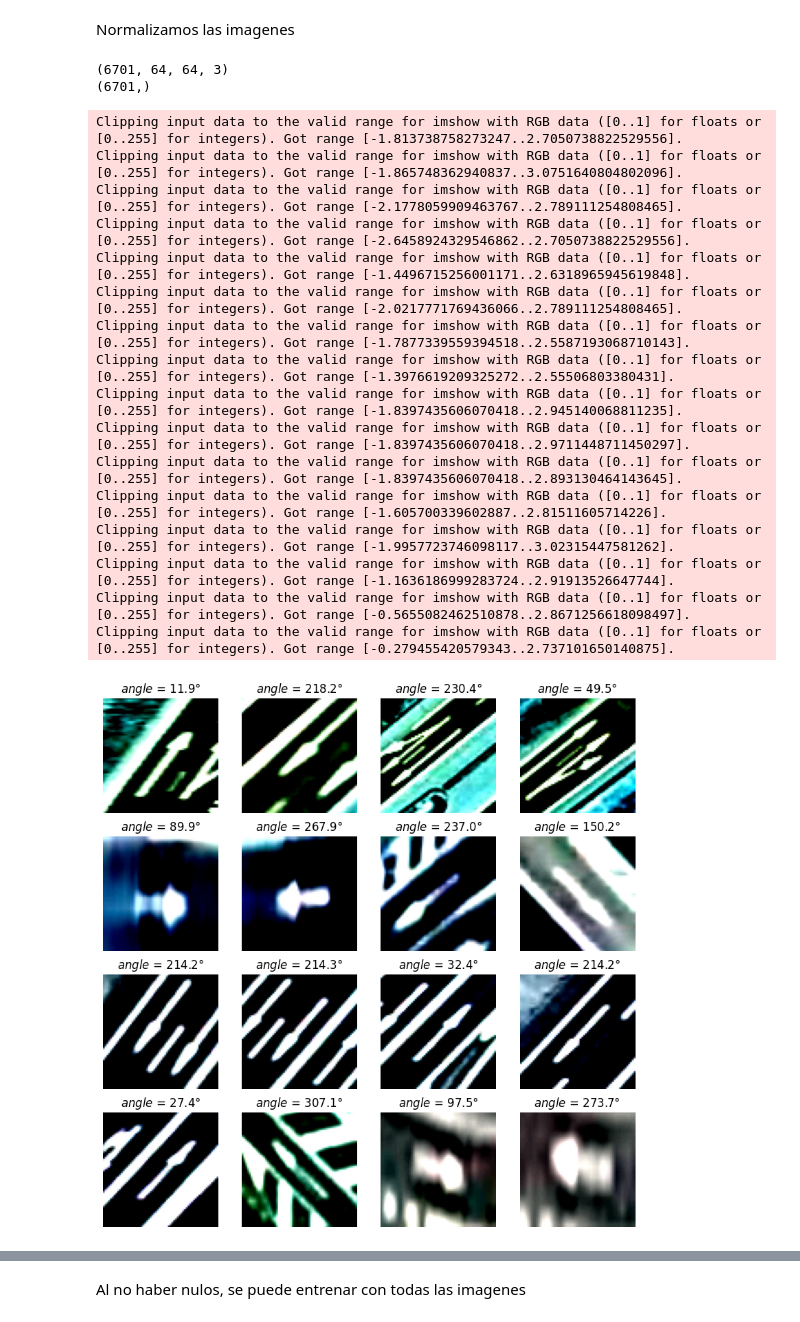
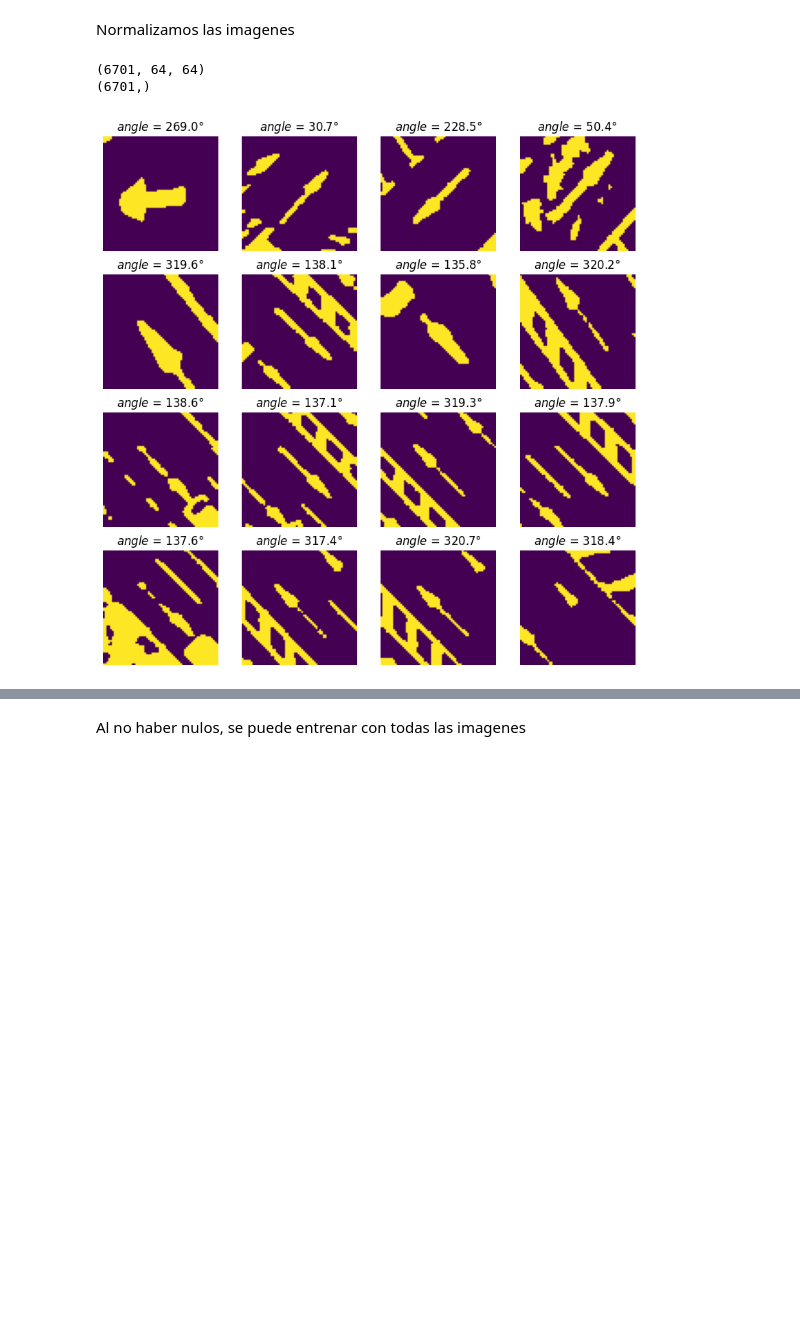
Before and after one commit to MiguelGP-13/aaII-flechas, a Jupyter notebook: flechas_alumno.ipynb, the cells around one changed output, grey strips where cells are left out. Cells and saved outputs as stored; diff of their text form; code cells hidden in the pictures; blank space fills up the shorter version.

```diff
--- a/flechas_alumno.ipynb
+++ b/flechas_alumno.ipynb
@@ -21,38 +21,45 @@ import os
 import pandas as pd
 import numpy as np
 import cv2
-
 import matplotlib.pyplot as plt
 
-def load_samples (directory, size=None):
+def load_samples(directory, size=None, threshold=128):
     data = pd.read_csv(directory, sep='\t', header=None)
 
-    #data = data[:10]
     print(data)
 
     X = []
     Y = []
     for i in range(len(data)):
         print('.', end='')
-        # carga la imagen
-        imgname = data.iloc[i,0]
-        img = cv2.imread(imgname)
-        if size != None:
+        # Carga la imagen
+        imgname = data.iloc[i, 0]
+        img = cv2.imread('/media/miguel/44FD-19A5/3º/Aprendizaje automático II/Práctica flechas/' + imgname, cv2.IMREAD_GRAYSCALE)  # Cargar en escala de grises
+        if img is None:
+            print(f"\nError: No se pudo cargar la imagen {imgname}")
+            continue
+
+        if size is not None:
             img = cv2.resize(img, size)
-        X.append(img)
-        Y.append(data.iloc[i,1])
 
-    return (np.array(X), np.array(Y))
+        # Aplicar threshold binario
+        _, img_bin = cv2.threshold(img, threshold, 255, cv2.THRESH_BINARY)
+
+        X.append(img_bin)
+        Y.append(data.iloc[i, 1])
+
+    return np.array(X), np.array(Y)
 # %%
-X, Y = load_samples("dataset_cleaned.csv",(64,64)) # for model that require higher than 64x64 resolution
+X, Y = load_samples("/media/miguel/44FD-19A5/3º/Aprendizaje automático II/Práctica flechas/dataset_cleaned.csv",(64,64), threshold=189) # for model that require higher than 64x64 resolution
 # Convertir a float y escalar a [0,1]
 
 # Calcular la media y el std por canal (suponiendo imágenes RGB)
-mean = X.mean(axis=(0, 1, 2))  # Calcula la media para cada canal
-std = X.std(axis=(0, 1, 2))      # Calcula el std para cada canal
+# mean = X.mean(axis=(0, 1, 2))  # Calcula la media para cada canal
+# std = X.std(axis=(0, 1, 2))      # Calcula el std para cada canal
 
-# Normalizar cada imagen
-X = (X - mean) / std
+# # Normalizar cada imagen
+# X = (X - mean) / std
+X = X/255
 # %% [output]
                                                    0         1
 0        dataset/lyrs=y&x=498928&y=388383&z=20-0.png  0.747256
@@ -80,41 +87,25 @@ import sklearn.model_selection
 
 X_train, X_test, Y_train, Y_test = sklearn.model_selection.train_test_split(X, Y, test_size=0.10) # this random_state is similar to the bootstrap results
 # %% [output]
-(6701, 64, 64, 3)
+(6701, 64, 64)
 (6701,)
 # %%
 # imprime algunos ejemplos
 
 N = 16
 
 fig, axs = plt.subplots(N//4,4,figsize=(10, 10*N//16))
 axs = axs.flatten()
 plt.axis('off')
 
-im0 = 567
+im0 = 0
 for i in range(N):
     axs[i].axis('off')
     axs[i].imshow(X[im0+i])
     #axs[i].title.set_text(f"$angle$ = {(Y[im0+i]):.3f}")
     axs[i].title.set_text(f"$angle$ = {(360*Y[im0+i]):.1f}°")
 
 #plt.savefig("test.png", bbox_inches='tight')
 # %% [output]
-Clipping input data to the valid range for imshow with RGB data ([0..1] for floats or [0..255] for integers). Got range [-1.813738758273247..2.7050738822529556].
-Clipping input data to the valid range for imshow with RGB data ([0..1] for floats or [0..255] for integers). Got range [-1.865748362940837..3.0751640804802096].
-Clipping input data to the valid range for imshow with RGB data ([0..1] for floats or [0..255] for integers). Got range [-2.1778059909463767..2.789111254808465].
-Clipping input data to the valid range for imshow with RGB data ([0..1] for floats or [0..255] for integers). Got range [-2.6458924329546862..2.7050738822529556].
-Clipping input data to the valid range for imshow with RGB data ([0..1] for floats or [0..255] for integers). Got range [-1.4496715256001171..2.6318965945619848].
-Clipping input data to the valid range for imshow with RGB data ([0..1] for floats or [0..255] for integers). Got range [-2.0217771769436066..2.789111254808465].
-Clipping input data to the valid range for imshow with RGB data ([0..1] for floats or [0..255] for integers). Got range [-1.7877339559394518..2.5587193068710143].
-Clipping input data to the valid range for imshow with RGB data ([0..1] for floats or [0..255] for integers). Got range [-1.3976619209325272..2.55506803380431].
-Clipping input data to the valid range for imshow with RGB data ([0..1] for floats or [0..255] for integers). Got range [-1.8397435606070418..2.945140068811235].
-Clipping input data to the valid range for imshow with RGB data ([0..1] for floats or [0..255] for integers). Got range [-1.8397435606070418..2.9711448711450297].
-Clipping input data to the valid range for imshow with RGB data ([0..1] for floats or [0..255] for integers). Got range [-1.8397435606070418..2.893130464143645].
-Clipping input data to the valid range for imshow with RGB data ([0..1] for floats or [0..255] for integers). Got range [-1.605700339602887..2.81511605714226].
-Clipping input data to the valid range for imshow with RGB data ([0..1] for floats or [0..255] for integers). Got range [-1.9957723746098117..3.02315447581262].
-Clipping input data to the valid range for imshow with RGB data ([0..1] for floats or [0..255] for integers). Got range [-1.1636186999283724..2.91913526647744].
-Clipping input data to the valid range for imshow with RGB data ([0..1] for floats or [0..255] for integers). Got range [-0.5655082462510878..2.8671256618098497].
-Clipping input data to the valid range for imshow with RGB data ([0..1] for floats or [0..255] for integers). Got range [-0.279455420579343..2.737101650140875].
-[figure, old version]
+[figure, new version]
 # %%
```
Also changed, not shown: parts of 9 cells of this notebook.
